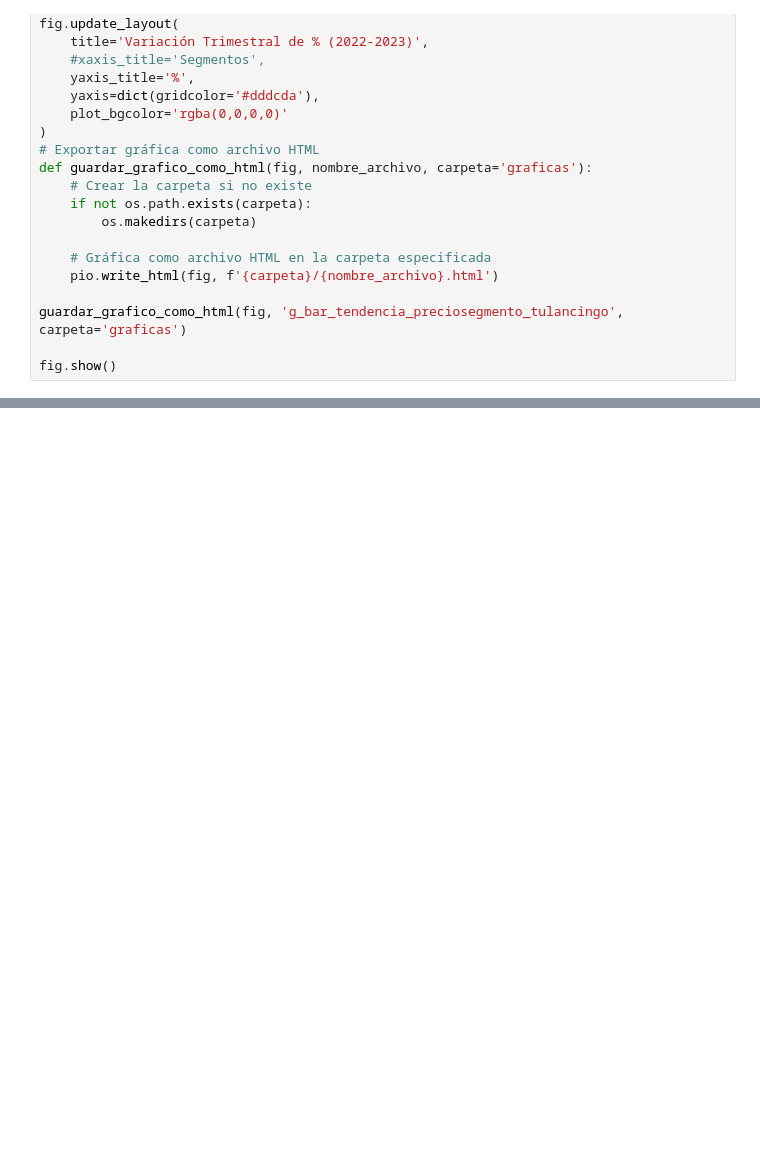
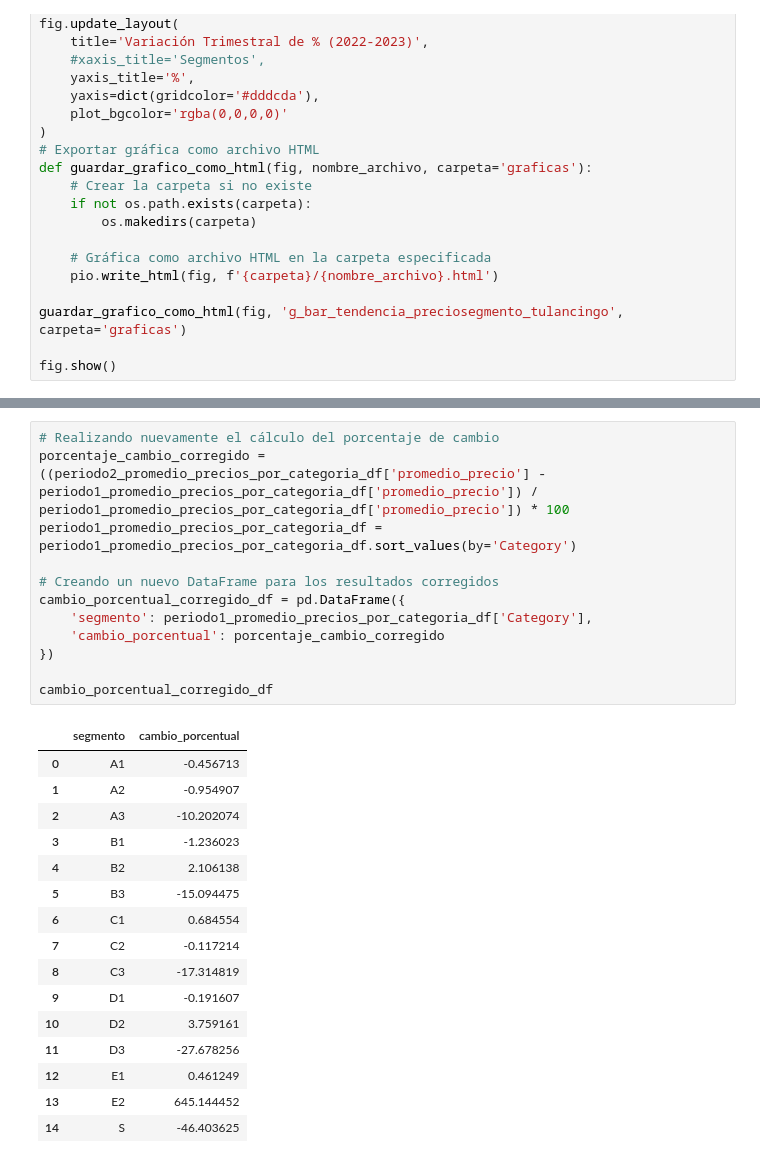
Before and after one commit to MiguelDWT4toCreativo/Datalpine, a Jupyter notebook: resources/jupyter/tendencias de precios por segmento.ipynb, the cells around one changed output, grey strips where cells are left out. Drawn from its saved outputs; the diff is of its cells as text; blank space fills up the shorter version.

```diff
--- a/resources/jupyter/tendencias de precios por segmento.ipynb
+++ b/resources/jupyter/tendencias de precios por segmento.ipynb
@@ -641,0 +742,29 @@ fig.show()
+# %%
+# Realizando nuevamente el cálculo del porcentaje de cambio
+porcentaje_cambio_corregido = ((periodo2_promedio_precios_por_categoria_df['promedio_precio'] - periodo1_promedio_precios_por_categoria_df['promedio_precio']) / periodo1_promedio_precios_por_categoria_df['promedio_precio']) * 100
+periodo1_promedio_precios_por_categoria_df = periodo1_promedio_precios_por_categoria_df.sort_values(by='Category')
+
+# Creando un nuevo DataFrame para los resultados corregidos
+cambio_porcentual_corregido_df = pd.DataFrame({
+    'segmento': periodo1_promedio_precios_por_categoria_df['Category'],
+    'cambio_porcentual': porcentaje_cambio_corregido
+})
+
+cambio_porcentual_corregido_df
+# %% [output]
+|  | segmento | cambio_porcentual |
+| 0 | A1 | -0.456713 |
+| 1 | A2 | -0.954907 |
+| 2 | A3 | -10.202074 |
+| 3 | B1 | -1.236023 |
+| 4 | B2 | 2.106138 |
+| 5 | B3 | -15.094475 |
+| 6 | C1 | 0.684554 |
+| 7 | C2 | -0.117214 |
+| 8 | C3 | -17.314819 |
+| 9 | D1 | -0.191607 |
+| 10 | D2 | 3.759161 |
+| 11 | D3 | -27.678256 |
+| 12 | E1 | 0.461249 |
+| 13 | E2 | 645.144452 |
+| 14 | S | -46.403625 |
```
Also changed, not shown: parts of 7 cells of this notebook, 2 other files.
